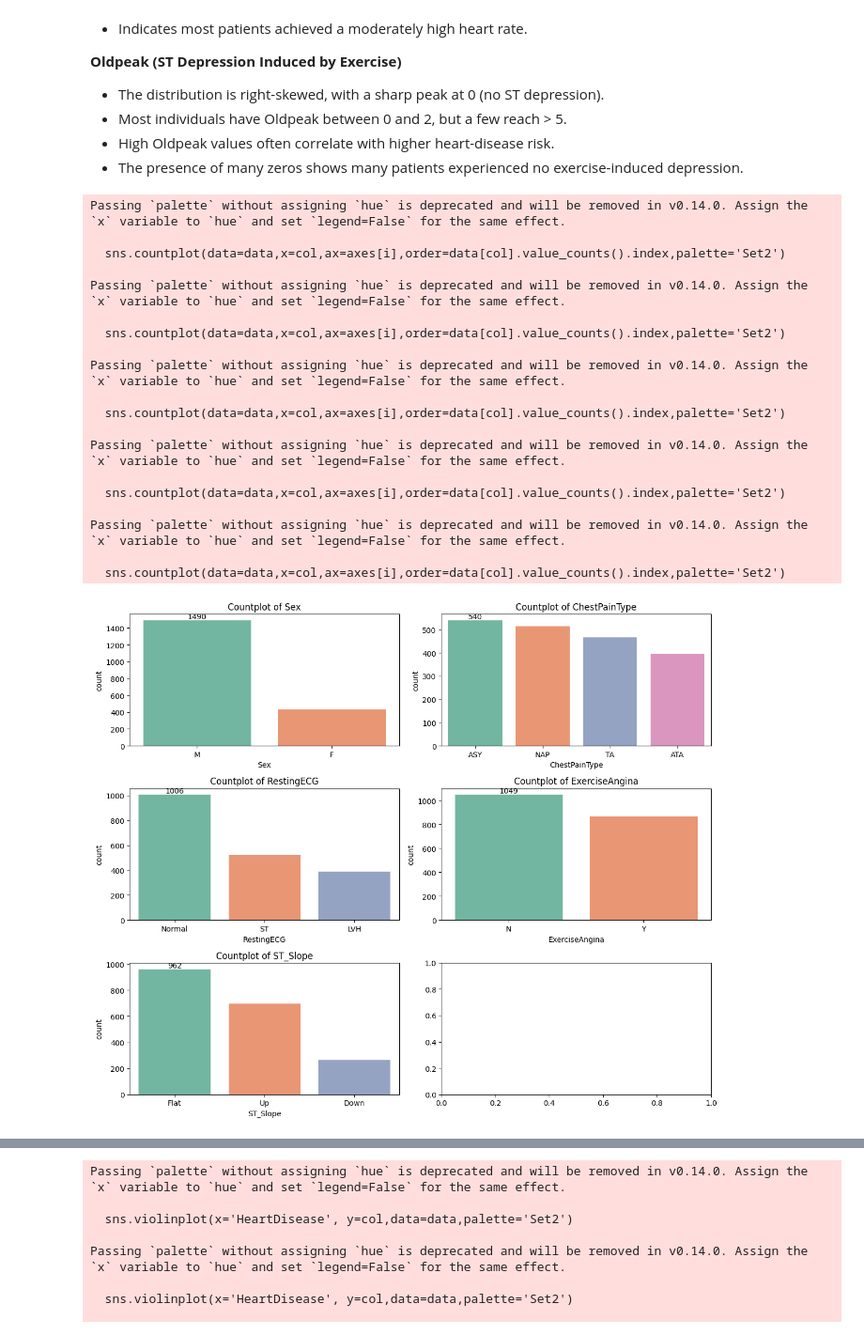
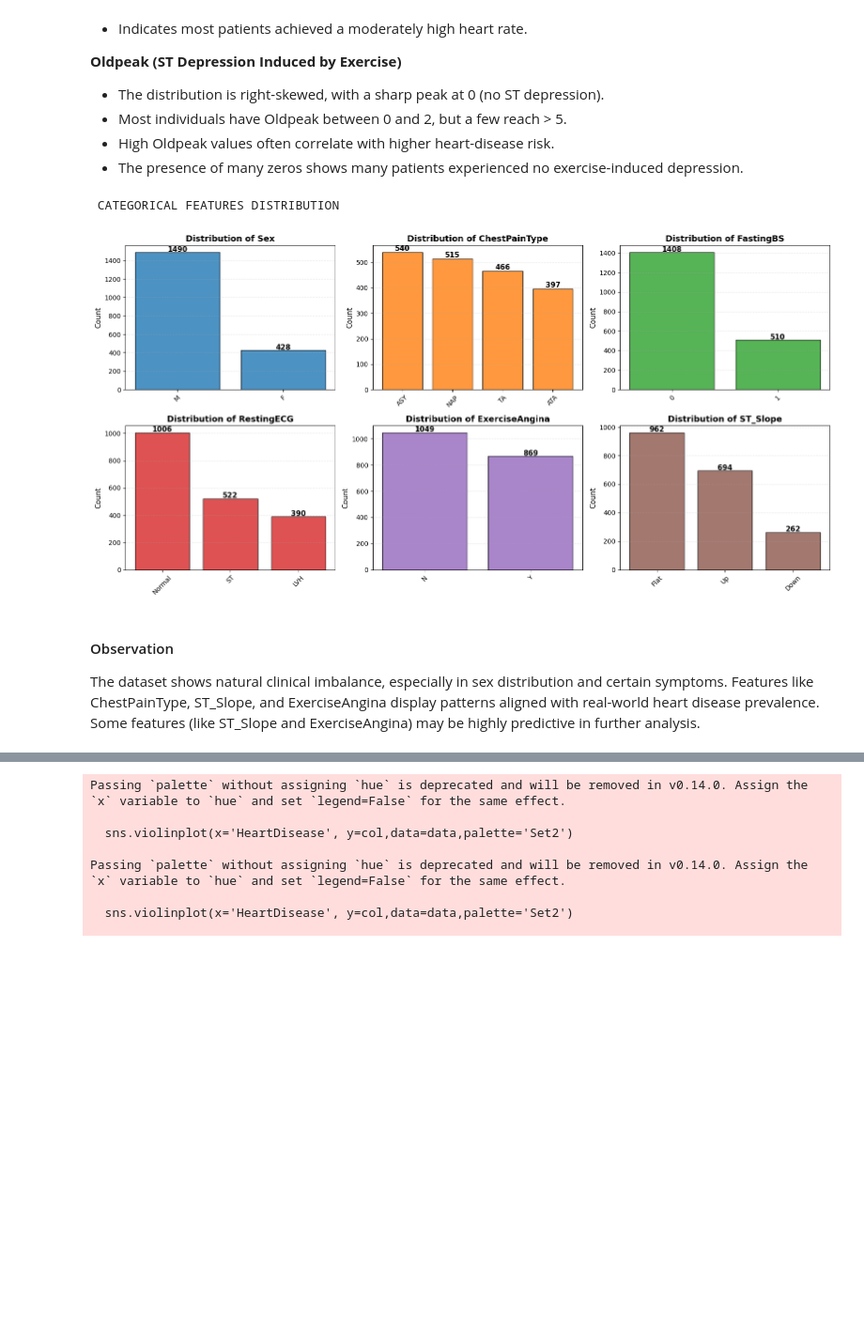
Before and after one commit to himanshu-shekhar2327/Heart-Failure-Prediction, a Jupyter notebook: notebooks/Heart.ipynb, the cells around one changed output, grey strips where cells are left out. Shown at 94% size. Saved outputs shown, nothing was run; the diff lists cells and outputs as text; code cells hidden in the pictures; blank space fills up the shorter version.

```diff
--- a/Heart.ipynb
+++ b/notebooks/Heart.ipynb
@@ -29,6 +166,6 @@ print("\n\n ============= ALL LIBRARIES IMPORTED SUCCESSFULLY!==============\n\n
 # %%
 # Loading the dataset
-data = pd.read_csv('mergecvd.csv')
+data = pd.read_csv('heartdisease.csv')
 
 print("\n Dataset Loaded Successfully!")
 print(f'\n Dataset Shape : {data.shape[0]} rows * {data.shape[1]} columns ')
@@ -520,35 +661,47 @@ plt.show()
 - The presence of many zeros shows many patients experienced no exercise-induced depression.
 # %%
 # Countplot for the categorical features (Univariate Analysis)
-cat_cols = ['Sex', 'ChestPainType', 'RestingECG', 'ExerciseAngina', 'ST_Slope']
-import seaborn as sns
-fig , axes = plt.subplots(3,2,figsize=(12,10))
-axes = axes.flatten()
-for i , col in enumerate(cat_cols):
-    sns.countplot(data=data,x=col,ax=axes[i],order=data[col].value_counts().index,palette='Set2')
-    axes[i].set_title(f'Countplot of {col}')
-    axes[i].bar_label(axes[i].containers[0])
+print("\n CATEGORICAL FEATURES DISTRIBUTION \n")
+
+COLORS_PRIMARY = ['#1f77b4', '#ff7f0e', '#2ca02c',
+                  '#d62728', '#9467bd', '#8c564b']
+
+categorical_cols = ['Sex', 'ChestPainType', 'FastingBS',
+                    'RestingECG', 'ExerciseAngina', 'ST_Slope']
+
+fig, axes = plt.subplots(2, 3, figsize=(16, 8))
+axes = axes.ravel()
+
+for idx, col in enumerate(categorical_cols):
+
+    value_counts = data[col].value_counts()
+
+
+    categories = value_counts.index.astype(str)
+    counts = value_counts.values
+
+    # Plot
+    axes[idx].bar(categories, counts,
+                  color=COLORS_PRIMARY[idx % len(COLORS_PRIMARY)],
+                  alpha=0.8, edgecolor="black")
+
+    axes[idx].set_title(f"Distribution of {col}", fontsize=13, fontweight="bold")
+    axes[idx].set_ylabel("Count", fontsize=11)
+    axes[idx].grid(axis='y', linestyle='--', alpha=0.3)
+    axes[idx].tick_params(axis='x', rotation=45)
+
+    # count for each bar
+    for i, v in enumerate(counts):
+        axes[idx].text(i, v + 5, str(v), ha='center', fontsize=11, fontweight='bold')
+
 plt.tight_layout()
 plt.show()
 # %% [output]
-Passing `palette` without assigning `hue` is deprecated and will be removed in v0.14.0. Assign the `x` variable to `hue` and set `legend=False` for the same effect.
-
-  sns.countplot(data=data,x=col,ax=axes[i],order=data[col].value_counts().index,palette='Set2')
-
-Passing `palette` without assigning `hue` is deprecated and will be removed in v0.14.0. Assign the `x` variable to `hue` and set `legend=False` for the same effect.
-
-  sns.countplot(data=data,x=col,ax=axes[i],order=data[col].value_counts().index,palette='Set2')
-
-Passing `palette` without assigning `hue` is deprecated and will be removed in v0.14.0. Assign the `x` variable to `hue` and set `legend=False` for the same effect.
-
-  sns.countplot(data=data,x=col,ax=axes[i],order=data[col].value_counts().index,palette='Set2')
-
-Passing `palette` without assigning `hue` is deprecated and will be removed in v0.14.0. Assign the `x` variable to `hue` and set `legend=False` for the same effect.
-
-  sns.countplot(data=data,x=col,ax=axes[i],order=data[col].value_counts().index,palette='Set2')
-
-Passing `palette` without assigning `hue` is deprecated and will be removed in v0.14.0. Assign the `x` variable to `hue` and set `legend=False` for the same effect.
-
-  sns.countplot(data=data,x=col,ax=axes[i],order=data[col].value_counts().index,palette='Set2')
+ CATEGORICAL FEATURES DISTRIBUTION
-[figure, old version]
+[figure, new version]
+# %% [markdown]
+#### Observation
+The dataset shows natural clinical imbalance, especially in sex distribution and certain symptoms.
+Features like ChestPainType, ST_Slope, and ExerciseAngina display patterns aligned with real-world heart disease prevalence.
+Some features (like ST_Slope and ExerciseAngina) may be highly predictive in further analysis.
 # %% [markdown]
```
Also changed, not shown: parts of 50 cells of this notebook, 9 other files.
